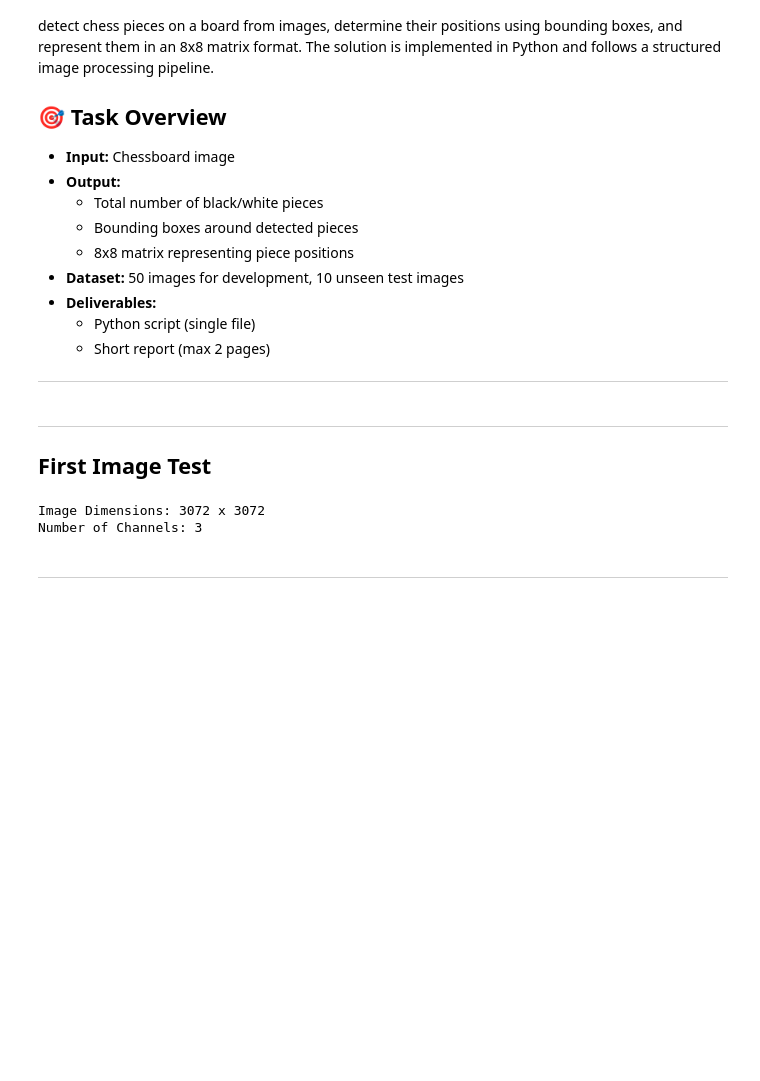
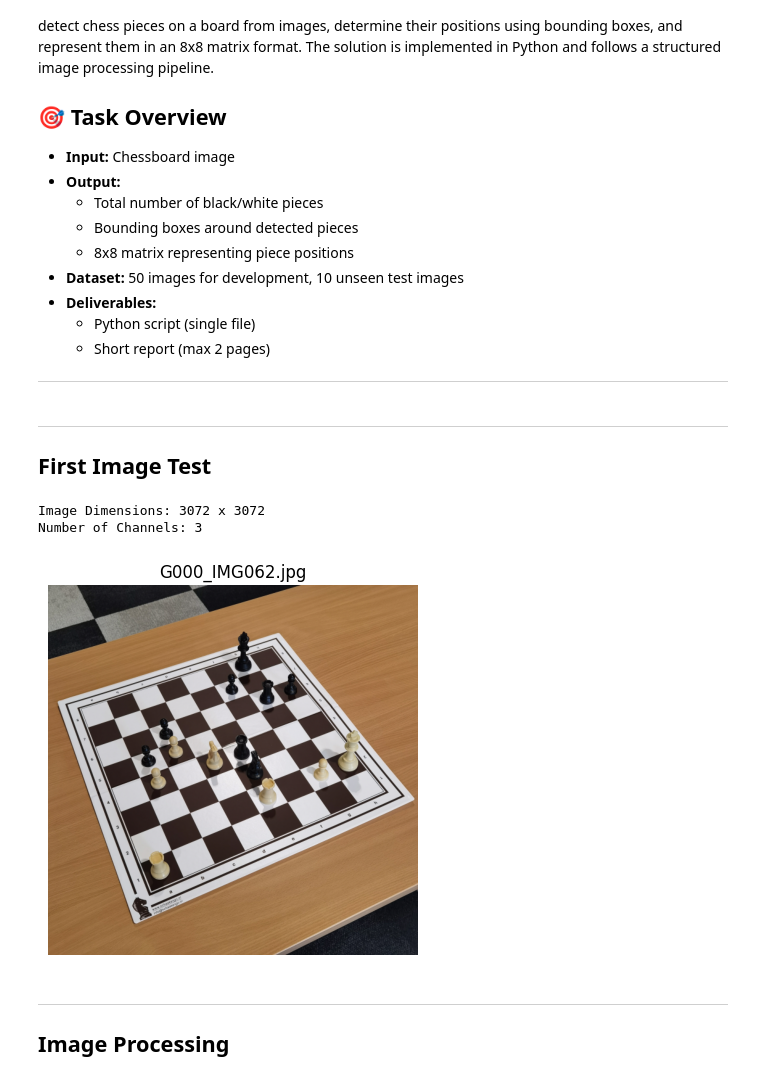
Before and after one commit to eduardooliveiraps/chessboard-vision, a Jupyter notebook: chessboard-vision.ipynb, the cells around one changed output. Cells and saved outputs as stored; diff of their text form; code cells hidden in the pictures; blank space fills up the shorter version.

Commit message:
Image Preprocessing

```diff
--- a/chessboard-vision.ipynb
+++ b/chessboard-vision.ipynb
@@ -31,36 +35,38 @@ dataDir = 'images'
 ---
 
 ## First Image Test
+# %%
+# Function to resize image
+def resize_image(image, window_width, window_height):
+    height, width = image.shape[:2]
+    scaling_factor = min(window_width / width, window_height / height)
+    return cv2.resize(image, None, fx=scaling_factor, fy=scaling_factor, interpolation=cv2.INTER_AREA)
 # %%
-# Define the desired window size
-window_width = 800
-window_height = 600
-
 # Read and Display an Image
 # Opening an image
 img = cv2.imread(os.path.join(dataDir, 'G000_IMG062.jpg'))
 
 # Get the dimensions of the image
 height, width, channels = img.shape
 print(f'Image Dimensions: {height} x {width}')
 print(f'Number of Channels: {channels}')
 
 # Calculate the scaling factor
 scaling_factor = min(window_width / width, window_height / height)
 
 # Resize the image
-resized_img = cv2.resize(img, None, fx=scaling_factor, fy=scaling_factor, interpolation=cv2.INTER_AREA)
+resized_img = resize_image(img, window_width, window_height)
 
-# Showing the resized image
-cv2.imshow('G000_IMG062.jpg', resized_img)
-
-# Wait for a key press to close the window
-cv2.waitKey(0)
-
-# Close the window after the key press
-cv2.destroyWindow('G000_IMG062.jpg')
+# Display the resized image using matplotlib
+plt.imshow(cv2.cvtColor(resized_img, cv2.COLOR_BGR2RGB))
+plt.title('G000_IMG062.jpg')
+plt.axis('off')
+plt.show()
 # %% [output]
 Image Dimensions: 3072 x 3072
 Number of Channels: 3
+[figure, added]
 # %% [markdown]
 ---
+
+## Image Processing
```
Also changed, not shown: parts of 9 cells of this notebook.
